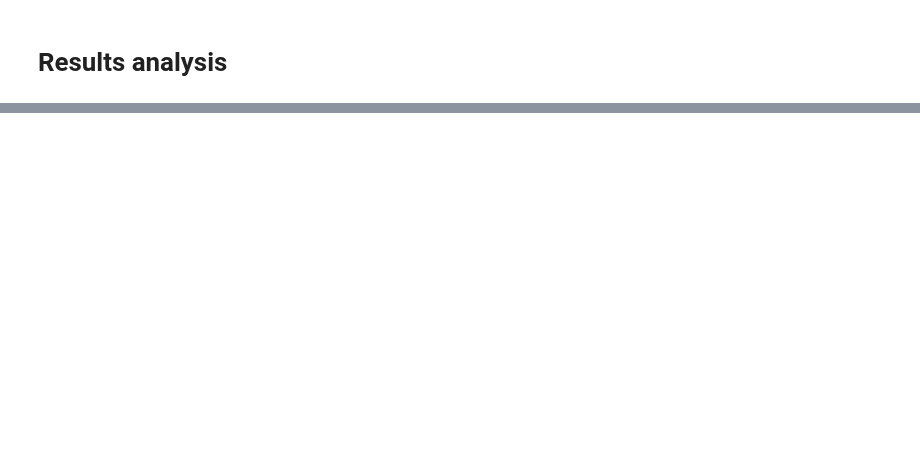
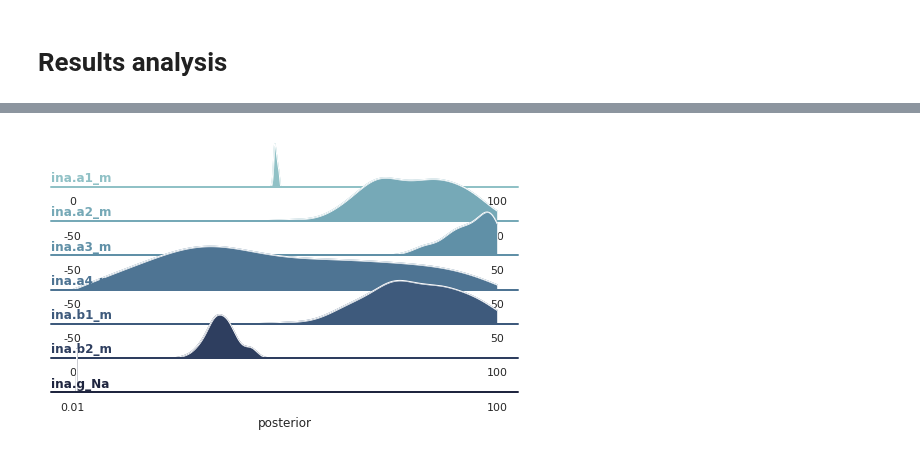
Before and after one commit to charleshouston/ion-channel-ABC, a Jupyter notebook: docs/examples/Nygren/Crm_ina_testing.ipynb, the cells around one changed output, grey strips where cells are left out. Drawn from its saved outputs; the diff is of its cells as text; code cells hidden in the pictures; blank space fills up the shorter version.

```diff
--- a/docs/examples/Nygren/Crm_ina_testing.ipynb
+++ b/docs/examples/Nygren/Crm_ina_testing.ipynb
@@ -84,10 +93,22 @@ limits = {'ina.g_Na' : (0.01,100),
 prior = Distribution(**{key: RV("uniform", a, b - a)
                         for key, (a,b) in limits.items()})
+# %%
+
+limits = {'ina.g_Na' : (0.01,100),
+          'ina.a1_m': (0,100),
+          'ina.a2_m': (-50,50),
+          'ina.a3_m': (-50,50),
+          'ina.a4_m': (-50,50),
+          'ina.b1_m': (-50,50),
+          'ina.b2_m': (0,100)}
+
+prior = Distribution(**{key: RV("uniform", a, b - a)
+                        for key, (a,b) in limits.items()})
 # %% [markdown]
 ## Run ABC calibration
 # %%
 db_path = ("sqlite:///" +
-           os.path.join(tempfile.gettempdir(), "crm_ina_testing.db"))
+           os.path.join(tempfile.gettempdir(), "crm_ina_testing_gate_m.db"))
 # %%
 logging.basicConfig()
 abc_logger = logging.getLogger('ABC')
@@ -157,27 +176,15 @@ KeyboardInterrupt
 # %%
-history = History(db_path)
-history.all_runs()
-history.id = 2
+
+history.id = 3
 df, w = history.get_distribution(m=0)
 
 # Generate parameter samples
 n_samples = 100
 df, w = history.get_distribution(m=0)
 th_samples = df.sample(n=n_samples, weights=w, replace=True).to_dict(orient='records')
 plotting_obs = observations.copy()
 
-# Generate sim results samples
-samples = pd.DataFrame({})
-for i, th in enumerate(th_samples):
-    results = summary_statistics(pyabc_simulate(pars=th))
-    output = pd.DataFrame({'x': plotting_obs.x, 'y': list(results.values()),
-                           'exp_id': plotting_obs.exp_id})
-    output['sample'] = i
-    output['distribution'] = 'post'
-    samples = samples.append(output, ignore_index=True)
 
-sns.set_context('talk')
-
-
-grid1 = plot_sim_results(samples, obs=plotting_obs)
 grid2 = plot_parameters_kde(df, w, limits, aspect=12,height=0.6)
+# %% [output]
+[figure, added]
```
Also changed, not shown: parts of 7 cells of this notebook, 16 other files.
